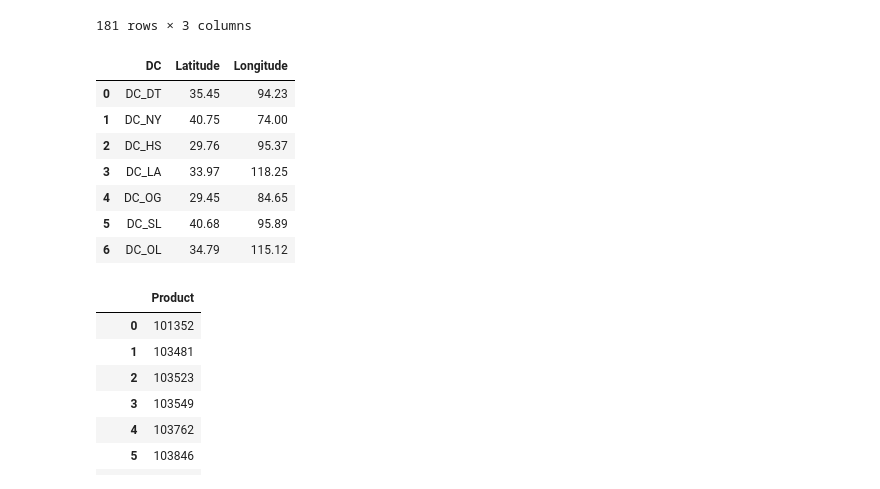
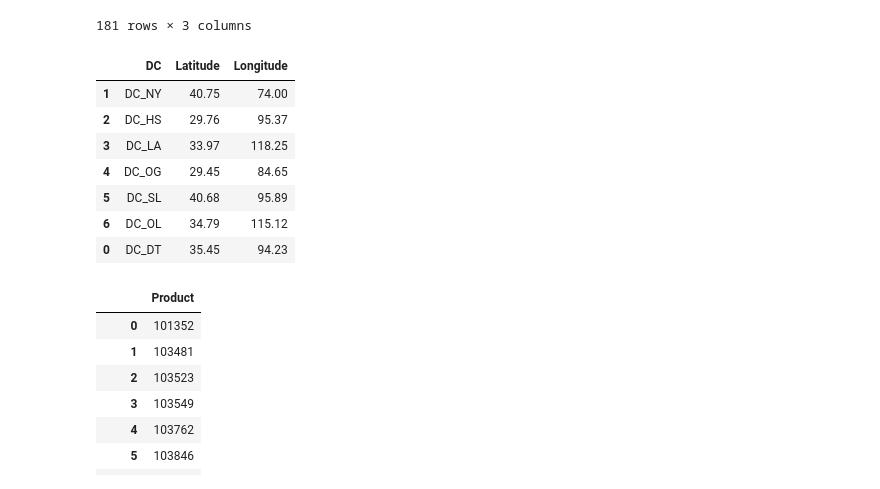
Before and after one commit to pszkilnyk/skittles, a Jupyter notebook: final.ipynb, the cells around one changed output. Saved outputs shown, nothing was run; the diff lists cells and outputs as text; code cells hidden in the pictures.

```diff
--- a/final.ipynb
+++ b/final.ipynb
@@ -155,16 +155,18 @@ transpo1
 # %%
 transpo2 = transpo[0:7]
 transpo2.columns = ['DC', 'Latitude', 'Longitude']
+transpo2 = transpo2.reindex([1,2,3,4,5,6,0])
+#transpo2 = transpo2.sort_index(ascending=True)
 transpo2
 # %% [output]
 |  | DC | Latitude | Longitude |
-| 0 | DC_DT | 35.45 | 94.23 |
 | 1 | DC_NY | 40.75 | 74.00 |
 | 2 | DC_HS | 29.76 | 95.37 |
 | 3 | DC_LA | 33.97 | 118.25 |
 | 4 | DC_OG | 29.45 | 84.65 |
 | 5 | DC_SL | 40.68 | 95.89 |
 | 6 | DC_OL | 34.79 | 115.12 |
+| 0 | DC_DT | 35.45 | 94.23 |
 # %%
 #CHANGEUP
 # %%
```
Also changed, not shown: parts of 12 cells of this notebook.
